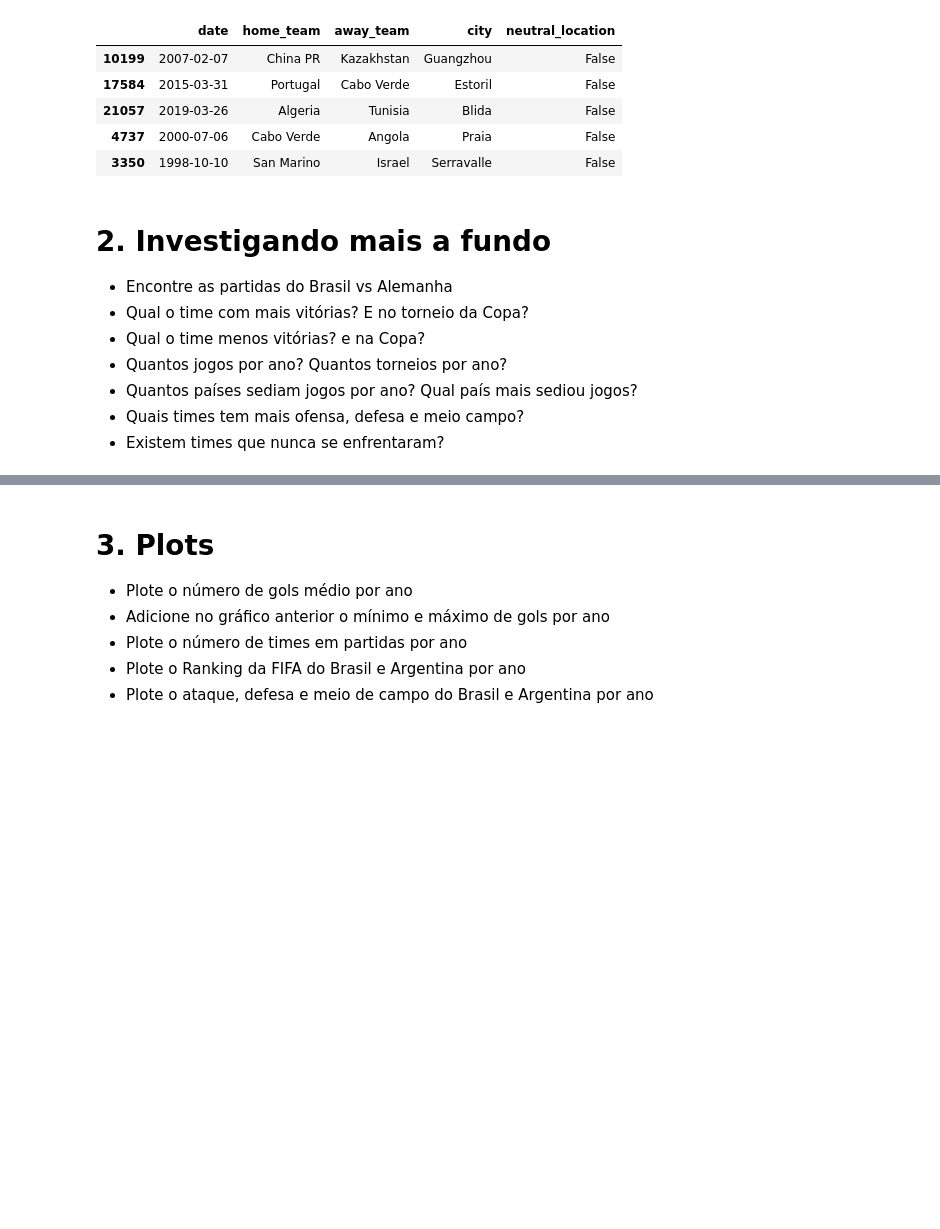
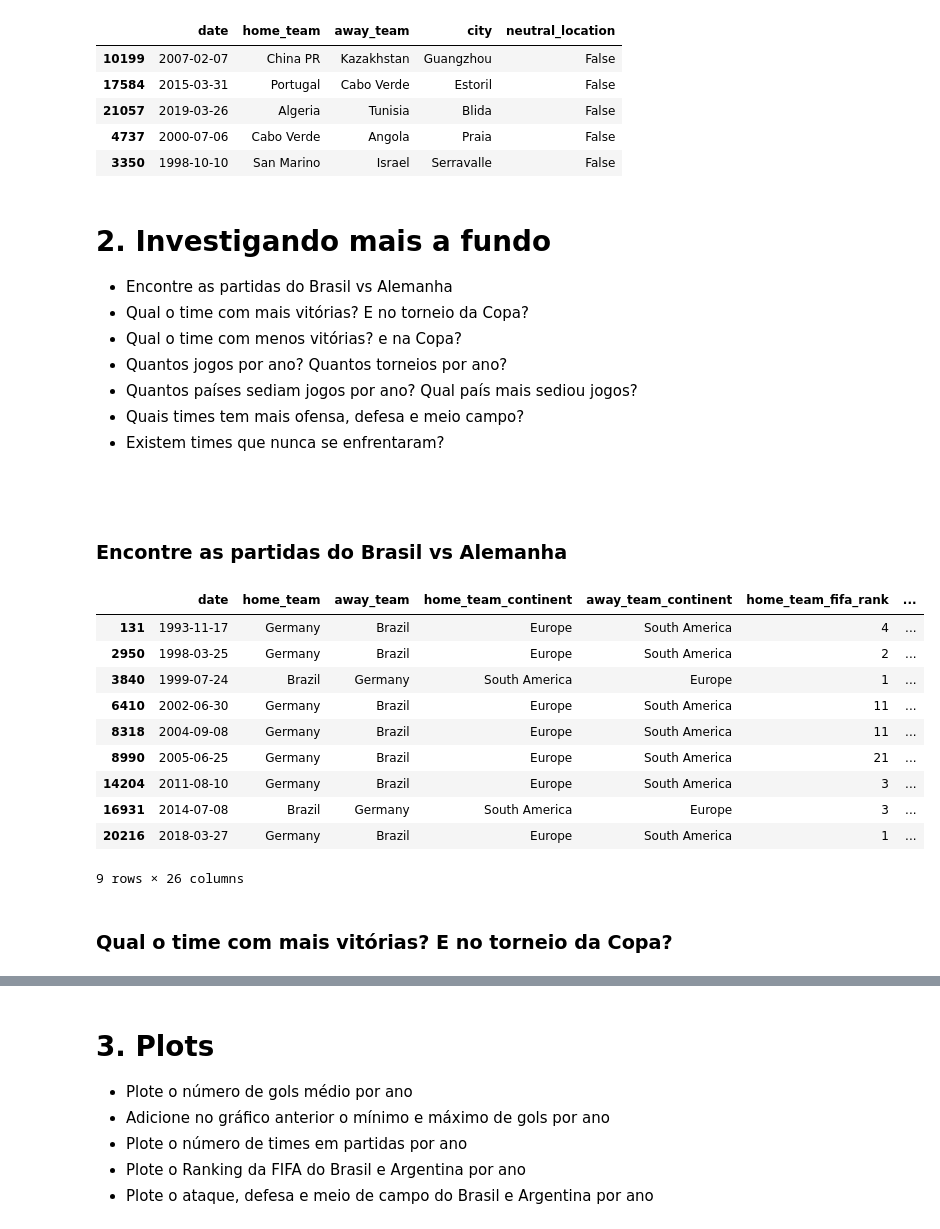
Before and after one commit to lgabs/copa22-forecast, a Jupyter notebook: code/lessons/Aula 1 - Análise de Dados.ipynb, the cells around one changed output, grey strips where cells are left out. Saved outputs shown, nothing was run; the diff lists cells and outputs as text; code cells hidden in the pictures; blank space fills up the shorter version.

```diff
--- a/code/lessons/Aula 1 - Análise de Dados.ipynb
+++ b/code/lessons/Aula 1 - Análise de Dados.ipynb
@@ -260,8 +260,30 @@ df[~df.neutral_location].sample(5)[['date', 'home_team', 'away_team', 'city', 'n
 
 - Encontre as partidas do Brasil vs Alemanha
 - Qual o time com mais vitórias? E no torneio da Copa?
-- Qual o time menos vitórias? e na Copa?
+- Qual o time com menos vitórias? e na Copa?
 - Quantos jogos por ano? Quantos torneios por ano?
 - Quantos países sediam jogos por ano? Qual país mais sediou jogos?
 - Quais times tem mais ofensa, defesa e meio campo?
 - Existem times que nunca se enfrentaram?
+# %% [markdown]
+<br>
+# %% [markdown]
+<h3>Encontre as partidas do Brasil vs Alemanha
+# %%
+df_br = df[(df.home_team == 'Brazil') &  (df.away_team == 'Germany') |
+           (df.home_team == 'Germany') & (df.away_team == 'Brazil')]
+df_br
+# %% [output]
+|  | date | home_team | away_team | home_team_continent | away_team_continent | home_team_fifa_rank | ... |
+| 131 | 1993-11-17 | Germany | Brazil | Europe | South America | 4 | ... |
+| 2950 | 1998-03-25 | Germany | Brazil | Europe | South America | 2 | ... |
+| 3840 | 1999-07-24 | Brazil | Germany | South America | Europe | 1 | ... |
+| 6410 | 2002-06-30 | Germany | Brazil | Europe | South America | 11 | ... |
+| 8318 | 2004-09-08 | Germany | Brazil | Europe | South America | 11 | ... |
+| 8990 | 2005-06-25 | Germany | Brazil | Europe | South America | 21 | ... |
+| 14204 | 2011-08-10 | Germany | Brazil | Europe | South America | 3 | ... |
+| 16931 | 2014-07-08 | Brazil | Germany | South America | Europe | 3 | ... |
+| 20216 | 2018-03-27 | Germany | Brazil | Europe | South America | 1 | ... |
+9 rows × 26 columns
+# %% [markdown]
+<h3> Qual o time com mais vitórias? E no torneio da Copa?
```
Also changed, not shown: parts of 36 cells of this notebook.
